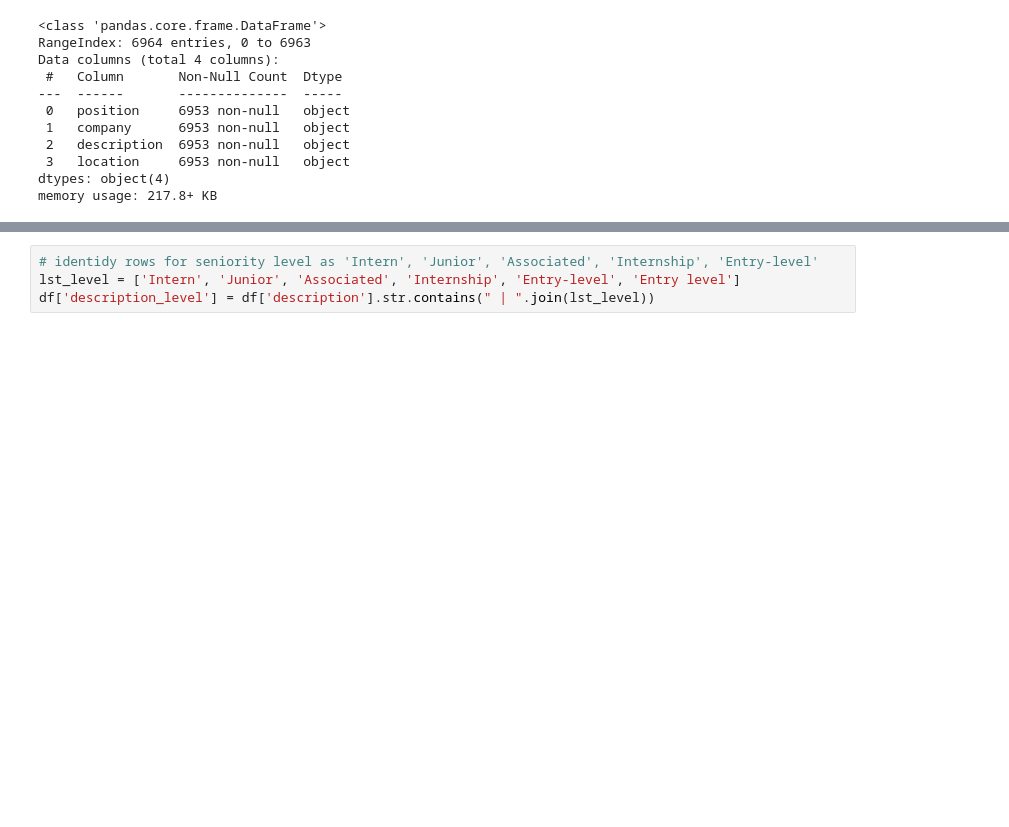
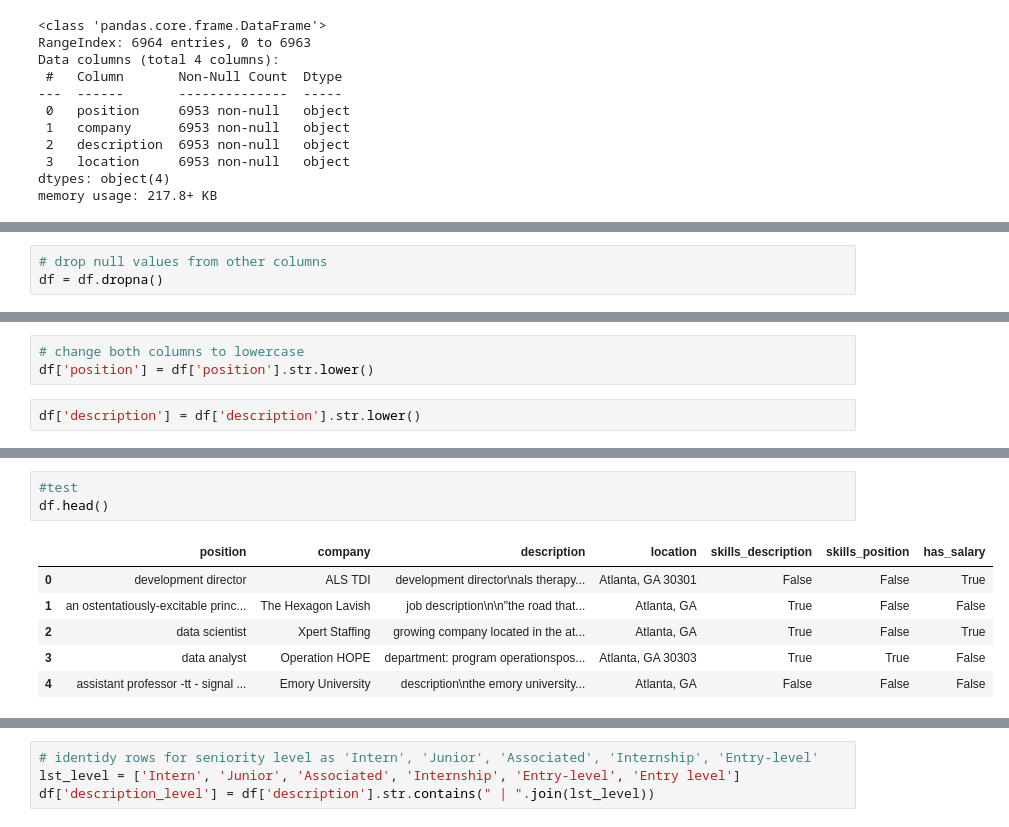
Before and after one commit to lillaszulyovszky/ironhack-projects, a Jupyter notebook: data-science-job-market-us/data-science-job-market-us.ipynb, the cells around one changed output, grey strips where cells are left out. Cells and saved outputs as stored; diff of their text form; blank space fills up the shorter version.

```diff
--- a/data-science-job-market-us/data-science-job-market-us.ipynb
+++ b/data-science-job-market-us/data-science-job-market-us.ipynb
@@ -280,0 +281,3 @@ ax.set_xticklabels(['Salary excluded', 'Salary included']);
+# %%
+# drop null values from other columns
+df = df.dropna()
@@ -280,0 +302,5 @@ ax.set_xticklabels(['Salary excluded', 'Salary included']);
+# %%
+# change both columns to lowercase
+df['position'] = df['position'].str.lower()
+# %%
+df['description'] = df['description'].str.lower()
@@ -280,0 +329,10 @@ ax.set_xticklabels(['Salary excluded', 'Salary included']);
+# %%
+#test
+df.head()
+# %% [output]
+|  | position | company | description | location | skills_description | skills_position | has_salary |
+| 0 | development director | ALS TDI | development director\nals therapy... | Atlanta, GA 30301 | False | False | True |
+| 1 | an ostentatiously-excitable princ... | The Hexagon Lavish | job description\n\n"the road that... | Atlanta, GA | True | False | False |
+| 2 | data scientist | Xpert Staffing | growing company located in the at... | Atlanta, GA | True | False | True |
+| 3 | data analyst | Operation HOPE | department: program operationspos... | Atlanta, GA 30303 | True | True | False |
+| 4 | assistant professor -tt - signal ... | Emory University | description\nthe emory university... | Atlanta, GA | False | False | False |
```
Also changed, not shown: parts of 30 cells of this notebook, 1 other file.
